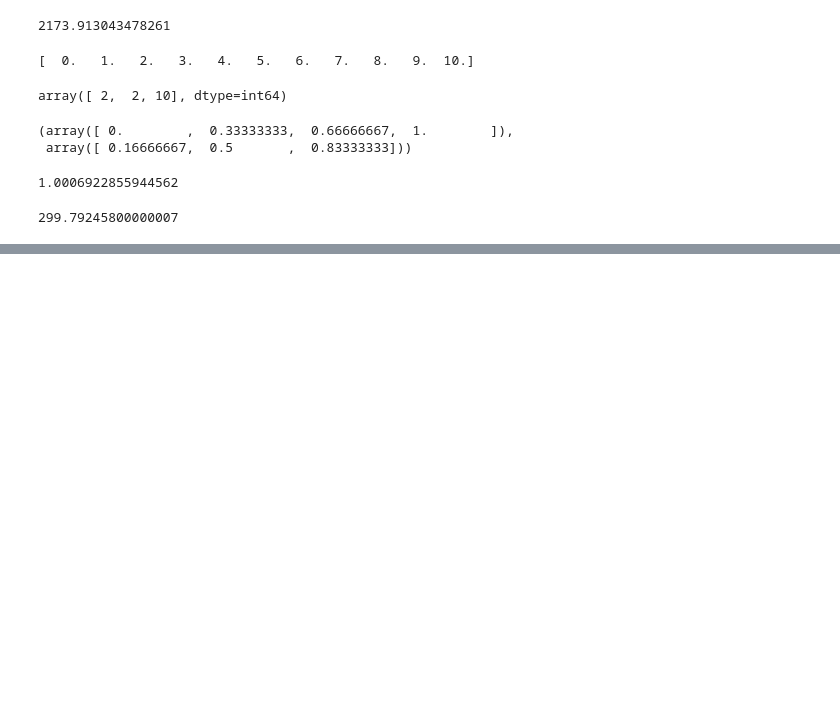
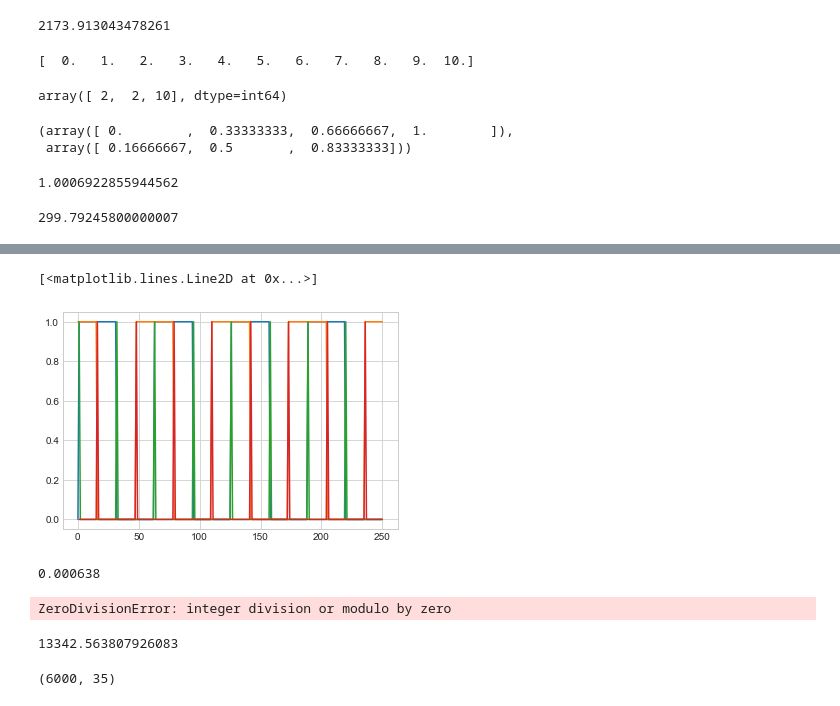
Before and after one commit to lindu88/messpy2d_unm, a Jupyter notebook: helper_calcs.ipynb, the cells around one changed output, grey strips where cells are left out. Saved outputs shown, nothing was run; the diff lists cells and outputs as text; code cells hidden in the pictures; blank space fills up the shorter version.

```diff
--- a/helper_calcs.ipynb
+++ b/helper_calcs.ipynb
@@ -75,0 +118,32 @@ fs_to_mm(1e6)
+# %%
+pos = 0
+da = a > 0.
+db = b > 0.
+plt.plot(x, da)
+plt.plot(x, db)
+
+change_a = np.diff(da)
+change_b = np.diff(db)
+
+plt.plot(x[1:], change_a)
+plt.plot(x[1:], change_b)
+# %% [output]
+[<matplotlib.lines.Line2D at 0x...>]
+[figure, added]
+# %%
+0.000000638*2000/2.
+# %% [output]
+0.000638
+# %%
+1 % 0
+# %% [output]
+ZeroDivisionError: integer division or modulo by zero
+# %%
+mm_to_fs(4)
+# %% [output]
+13342.563807926083
+# %%
+a = np.loadtxt('bla_5.txt')
+a.shape
+# %% [output]
+(6000, 35)
```
Also changed, not shown: parts of 14 cells of this notebook, 1 other file.
